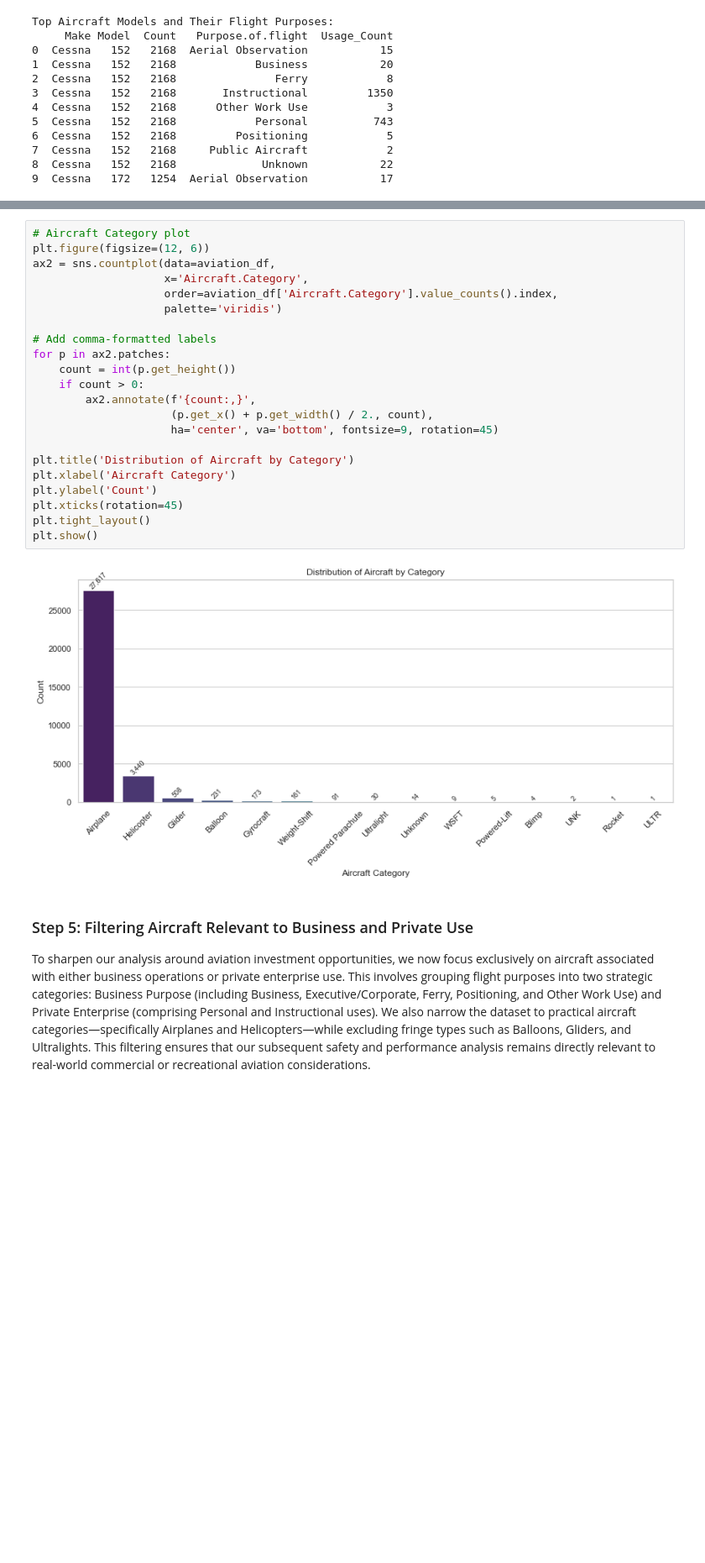
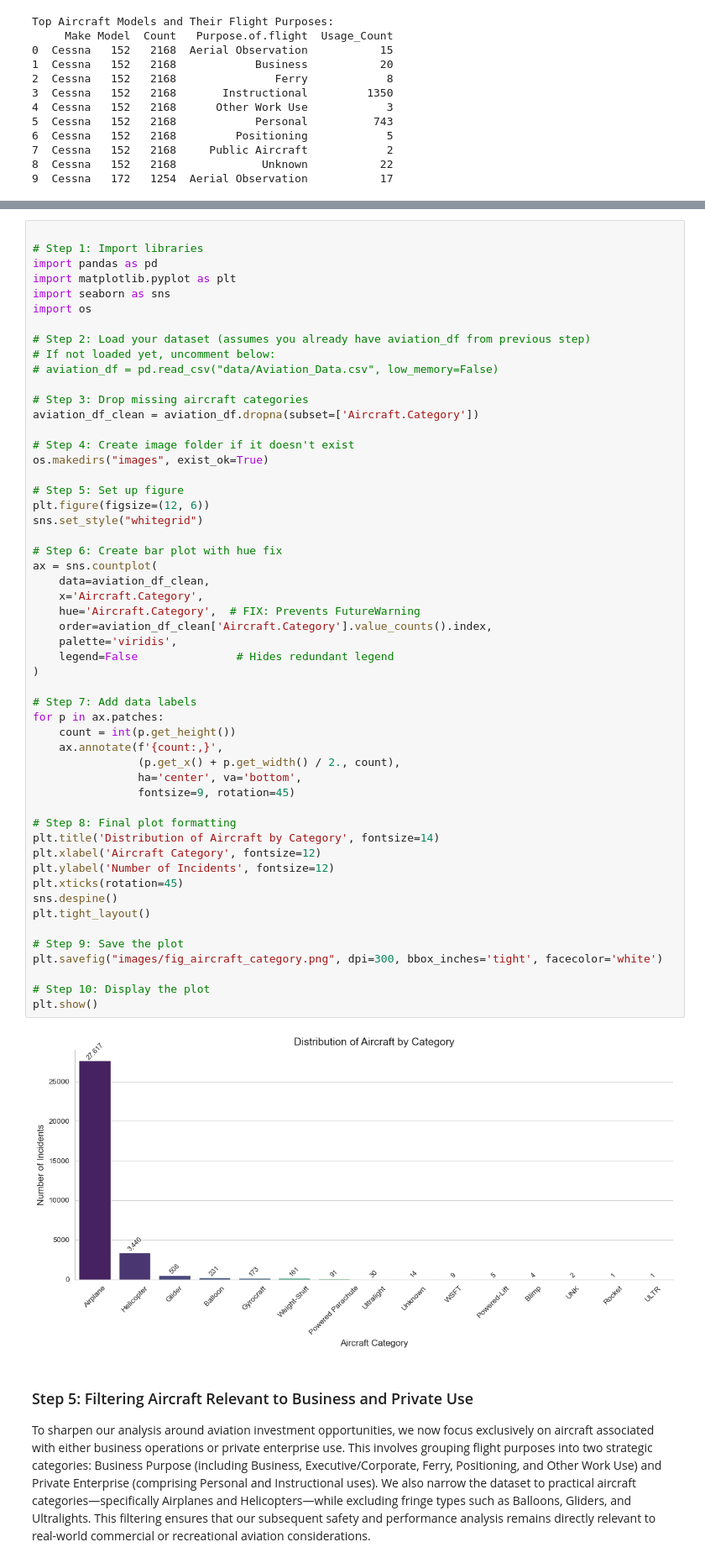
Before and after one commit to cyrusCMM/my-first-project-, a Jupyter notebook: index.ipynb, the cells around one changed output, grey strips where cells are left out. Shown at 84% size. Saved outputs shown, nothing was run; the diff lists cells and outputs as text; blank space fills up the shorter version.

```diff
--- a/index.ipynb
+++ b/index.ipynb
@@ -212,27 +195,58 @@ plt.show()
 # %%
-# Aircraft Category plot
+
+# Step 1: Import libraries
+import pandas as pd
+import matplotlib.pyplot as plt
+import seaborn as sns
+import os
+
+# Step 2: Load your dataset (assumes you already have aviation_df from previous step)
+# If not loaded yet, uncomment below:
+# aviation_df = pd.read_csv("data/Aviation_Data.csv", low_memory=False)
+
+# Step 3: Drop missing aircraft categories
+aviation_df_clean = aviation_df.dropna(subset=['Aircraft.Category'])
+
+# Step 4: Create image folder if it doesn't exist
+os.makedirs("images", exist_ok=True)
+
+# Step 5: Set up figure
 plt.figure(figsize=(12, 6))
-ax2 = sns.countplot(data=aviation_df,
-                    x='Aircraft.Category',
-                    order=aviation_df['Aircraft.Category'].value_counts().index,
-                    palette='viridis')
+sns.set_style("whitegrid")
 
-# Add comma-formatted labels
-for p in ax2.patches:
+# Step 6: Create bar plot with hue fix
+ax = sns.countplot(
+    data=aviation_df_clean,
+    x='Aircraft.Category',
+    hue='Aircraft.Category',  # FIX: Prevents FutureWarning
+    order=aviation_df_clean['Aircraft.Category'].value_counts().index,
+    palette='viridis',
+    legend=False               # Hides redundant legend
+)
+
+# Step 7: Add data labels
+for p in ax.patches:
     count = int(p.get_height())
-    if count > 0:
-        ax2.annotate(f'{count:,}',
-                     (p.get_x() + p.get_width() / 2., count),
-                     ha='center', va='bottom', fontsize=9, rotation=45)
+    ax.annotate(f'{count:,}',
+                (p.get_x() + p.get_width() / 2., count),
+                ha='center', va='bottom',
+                fontsize=9, rotation=45)
 
-plt.title('Distribution of Aircraft by Category')
-plt.xlabel('Aircraft Category')
-plt.ylabel('Count')
+# Step 8: Final plot formatting
+plt.title('Distribution of Aircraft by Category', fontsize=14)
+plt.xlabel('Aircraft Category', fontsize=12)
+plt.ylabel('Number of Incidents', fontsize=12)
 plt.xticks(rotation=45)
+sns.despine()
 plt.tight_layout()
+
+# Step 9: Save the plot
+plt.savefig("images/fig_aircraft_category.png", dpi=300, bbox_inches='tight', facecolor='white')
+
+# Step 10: Display the plot
 plt.show()
 # %% [output]
-[figure, old version]
+[figure, new version]
 # %% [markdown]
 ### Step 5:  Filtering Aircraft Relevant to Business and Private Use
 
```
Also changed, not shown: parts of 14 cells of this notebook, 8 other files.
